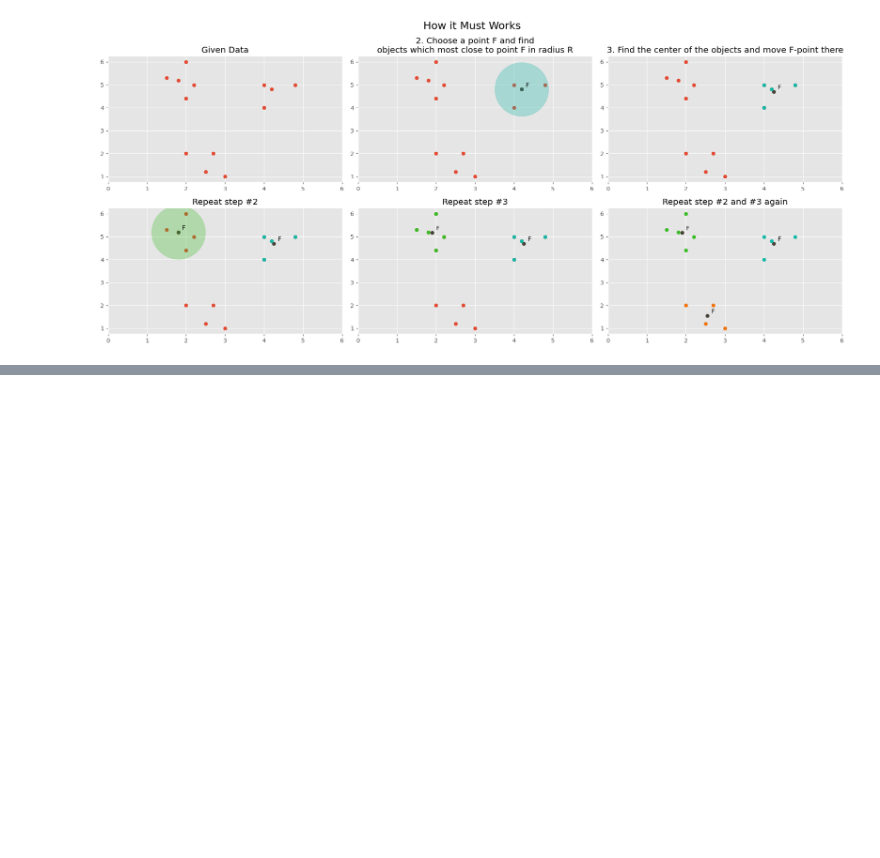
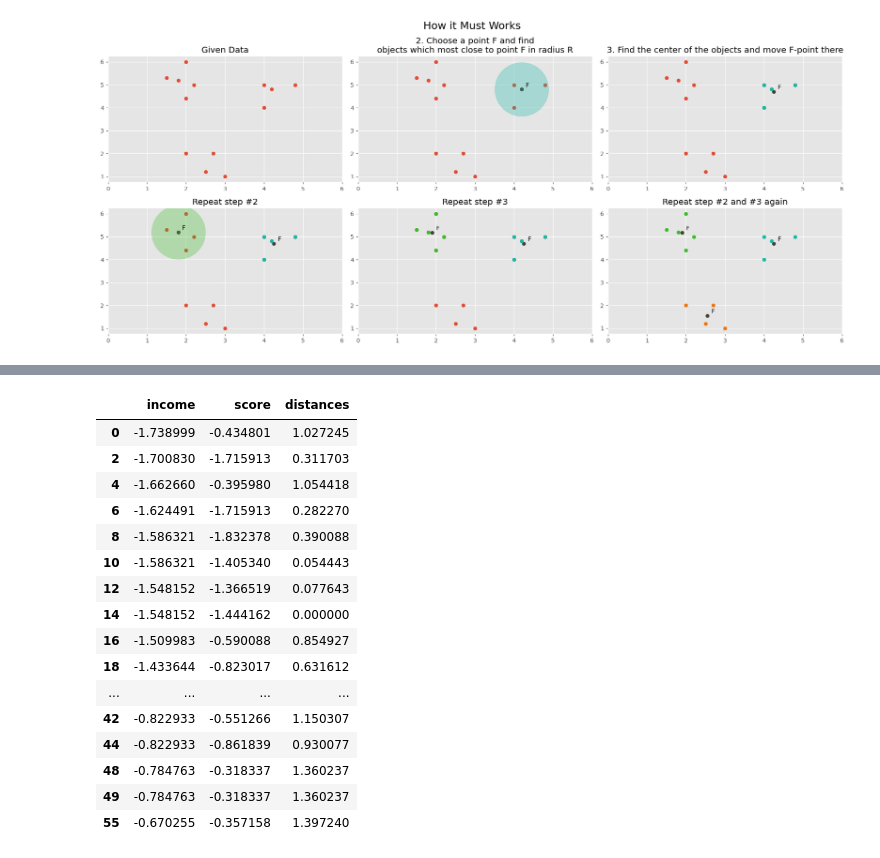
Before and after one commit to fadeeva/nakedML, a Jupyter notebook: MLnotes/004_Clustering.ipynb, the cells around one changed output, grey strips where cells are left out. Drawn from its saved outputs; the diff is of its cells as text; code cells hidden in the pictures; blank space fills up the shorter version.

```diff
--- a/MLnotes/004_Clustering.ipynb
+++ b/MLnotes/004_Clustering.ipynb
@@ -632,0 +647,28 @@ plt.tight_layout()
+# %%
+get_f = lambda : np.random.randint(data.shape[0])
+R = 1.5
+# %%
+f = data.iloc[get_f()].to_numpy()
+f_2d = f.reshape(1, -1)
+
+data['distances'] = cdist(f_2d, data, metric='euclidean').flatten()
+# %%
+data[data['distances']<R]
+# %% [output]
+|  | income | score | distances |
+| 0 | -1.738999 | -0.434801 | 1.027245 |
+| 2 | -1.700830 | -1.715913 | 0.311703 |
+| 4 | -1.662660 | -0.395980 | 1.054418 |
+| 6 | -1.624491 | -1.715913 | 0.282270 |
+| 8 | -1.586321 | -1.832378 | 0.390088 |
+| 10 | -1.586321 | -1.405340 | 0.054443 |
+| 12 | -1.548152 | -1.366519 | 0.077643 |
+| 14 | -1.548152 | -1.444162 | 0.000000 |
+| 16 | -1.509983 | -0.590088 | 0.854927 |
+| 18 | -1.433644 | -0.823017 | 0.631612 |
+| ... | ... | ... | ... |
+| 42 | -0.822933 | -0.551266 | 1.150307 |
+| 44 | -0.822933 | -0.861839 | 0.930077 |
+| 48 | -0.784763 | -0.318337 | 1.360237 |
+| 49 | -0.784763 | -0.318337 | 1.360237 |
+| 55 | -0.670255 | -0.357158 | 1.397240 |
```
Also changed, not shown: parts of 2 cells of this notebook.
